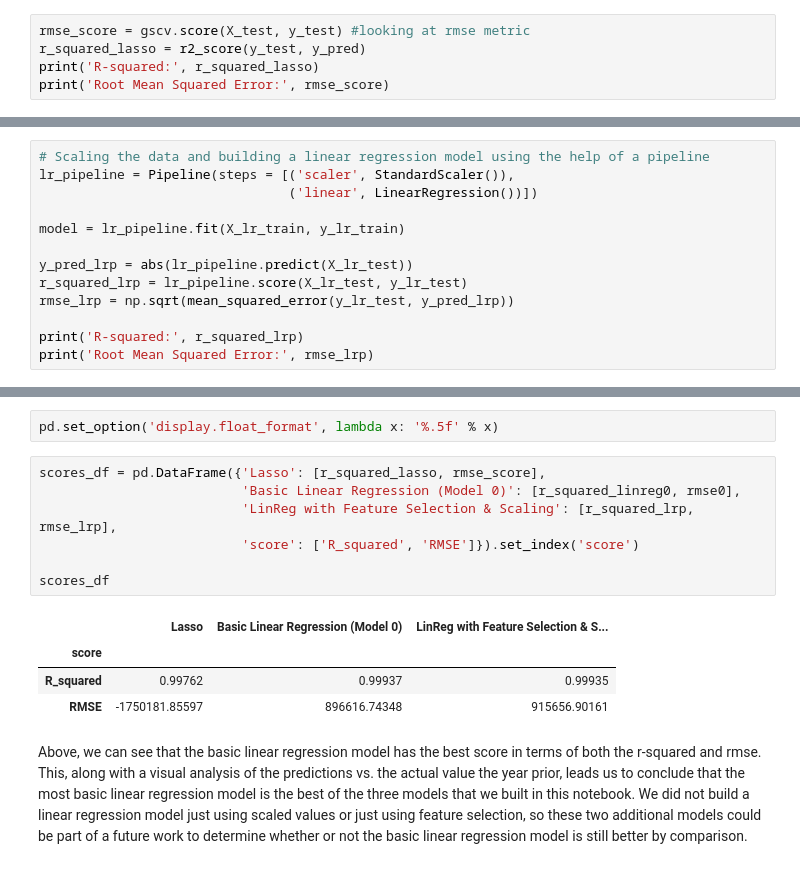
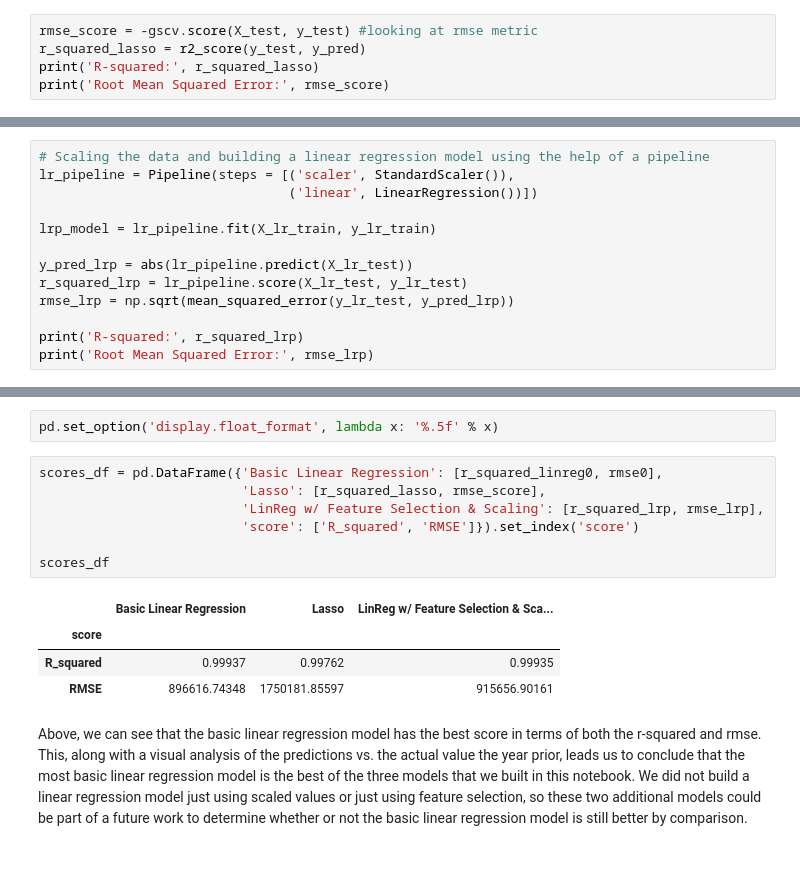
Before and after one commit to ashtonreed/Springboard, a Jupyter notebook: Capstone1/Capstone1_Machine_Learning.ipynb, the cells around one changed output, grey strips where cells are left out. Cells and saved outputs as stored; diff of their text form.

```diff
--- a/Capstone1/Capstone1_Machine_Learning.ipynb
+++ b/Capstone1/Capstone1_Machine_Learning.ipynb
@@ -179,5 +326,5 @@ print(gscv.best_params_)
 # %%
-rmse_score = gscv.score(X_test, y_test) #looking at rmse metric
+rmse_score = -gscv.score(X_test, y_test) #looking at rmse metric
 r_squared_lasso = r2_score(y_test, y_pred)
 print('R-squared:', r_squared_lasso)
 print('Root Mean Squared Error:', rmse_score)
@@ -532,7 +562,7 @@ X_lr_train, X_lr_test, y_lr_train, y_lr_test = train_test_split(X_lr, y_lr, test
 lr_pipeline = Pipeline(steps = [('scaler', StandardScaler()),
                                 ('linear', LinearRegression())])
 
-model = lr_pipeline.fit(X_lr_train, y_lr_train)
+lrp_model = lr_pipeline.fit(X_lr_train, y_lr_train)
 
 y_pred_lrp = abs(lr_pipeline.predict(X_lr_test))
 r_squared_lrp = lr_pipeline.score(X_lr_test, y_lr_test)
@@ -636,16 +698,16 @@ pop_comparison_all
 # %%
 pd.set_option('display.float_format', lambda x: '%.5f' % x)
 # %%
-scores_df = pd.DataFrame({'Lasso': [r_squared_lasso, rmse_score],
-                          'Basic Linear Regression (Model 0)': [r_squared_linreg0, rmse0],
-                          'LinReg with Feature Selection & Scaling': [r_squared_lrp, rmse_lrp],
+scores_df = pd.DataFrame({'Basic Linear Regression': [r_squared_linreg0, rmse0],
+                          'Lasso': [r_squared_lasso, rmse_score],
+                          'LinReg w/ Feature Selection & Scaling': [r_squared_lrp, rmse_lrp],
                           'score': ['R_squared', 'RMSE']}).set_index('score')
 
 scores_df
 # %% [output]
-|  | Lasso | Basic Linear Regression (Model 0) | LinReg with Feature Selection & S... |
+|  | Basic Linear Regression | Lasso | LinReg w/ Feature Selection & Sca... |
 | score |  |  |  |
-| R_squared | 0.99762 | 0.99937 | 0.99935 |
-| RMSE | -1750181.85597 | 896616.74348 | 915656.90161 |
+| R_squared | 0.99937 | 0.99762 | 0.99935 |
+| RMSE | 896616.74348 | 1750181.85597 | 915656.90161 |
 # %% [markdown]
 Above, we can see that the basic linear regression model has the best score in terms of both the r-squared and rmse. This, along with a visual analysis of the predictions vs. the actual value the year prior, leads us to conclude that the most basic linear regression model is the best of the three models that we built in this notebook. We did not build a linear regression model just using scaled values or just using feature selection, so these two additional models could be part of a future work to determine whether or not the basic linear regression model is still better by comparison.
```
Also changed, not shown: parts of 51 cells of this notebook.
